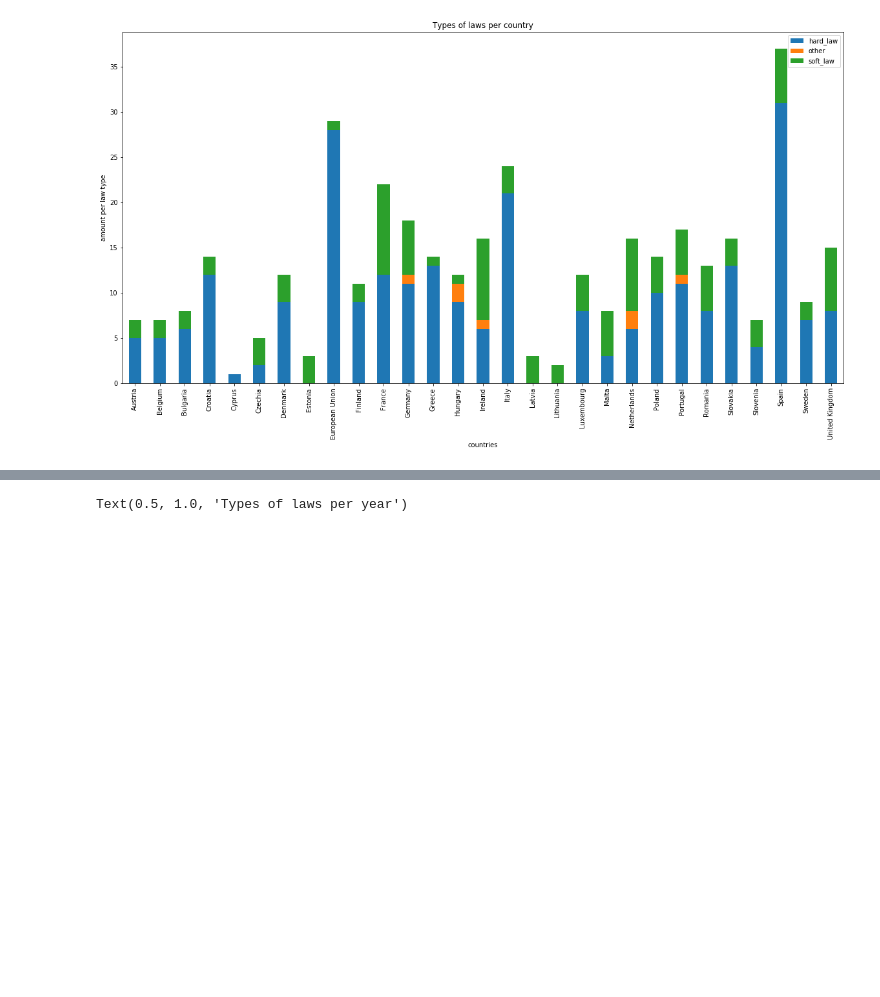
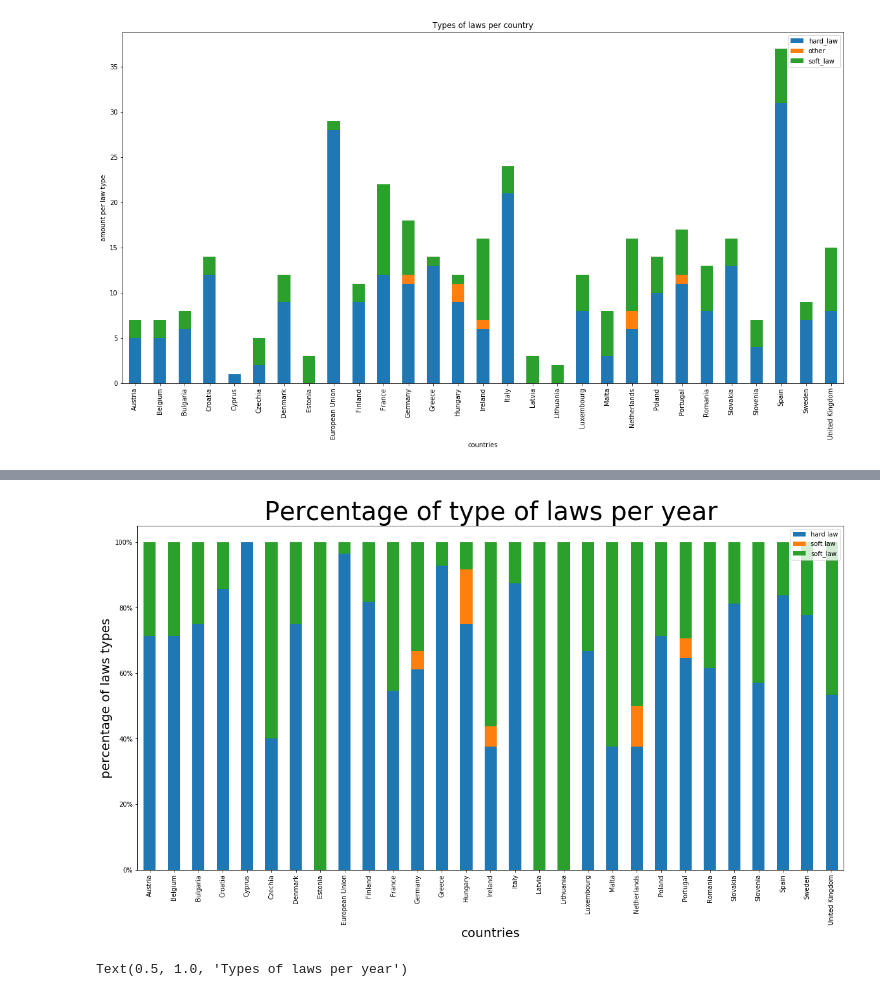
Before and after one commit to pedrohserrano/agritech-policy-data-analysis, a Jupyter notebook: 3) Analysis - Laws and Policies.ipynb, the cells around one changed output, grey strips where cells are left out. Cells and saved outputs as stored; diff of their text form; code cells hidden in the pictures; blank space fills up the shorter version.

```diff
--- a/3) Analysis - Laws and Policies.ipynb
+++ b/3) Analysis - Laws and Policies.ipynb
@@ -377,3 +413,30 @@ Text(0.5, 1.0, 'Types of laws per country')
+# %%
+import matplotlib.ticker as mtick
+import matplotlib.pyplot as plt
+
+# laws_and_policies['policy_type'] = laws_and_policies['agricultur_law'].astype(str)
+# laws_and_policies['policy_type'] = laws_and_policies['policy_type'].replace(str(0),'not including agriculture')
+# laws_and_policies['policy_type'] = laws_and_policies['policy_type'].replace(str(1),'including agriculture')
+
+rcParams['figure.figsize'] = 20, 10 # changes the dimensions of the plot (width, height)
+
+laws_and_policies.groupby(['Geography','law_types']).size().groupby(level=0).apply(
+    lambda x: 100 * x / x.sum()
+).unstack().plot(kind='bar',stacked=True)
+
+plt.xlabel('countries', fontsize = 20)
+plt.ylabel('percentage of laws types', fontsize = 20)
+L=plt.legend()
+L.get_texts()[0].set_text('hard law')
+L.get_texts()[1].set_text('other')
+L.get_texts()[1].set_text('soft law')
+plt.title('Percentage of type of laws per year', fontsize = 40)
+
+
+plt.gca().yaxis.set_major_formatter(mtick.PercentFormatter())
+# plt.savefig('Graphics/Laws_total_divided_per_year_percentage.png', bbox_inches = "tight") # "tight" ensures that the whole labels are shown in the plot
+# %% [output]
+[figure, added]
 # %%
 rcParams['figure.figsize'] = 20,10 # changes the dimensions of the plot (width, height)
 
```
Also changed, not shown: parts of 18 cells of this notebook, 5 other files.
